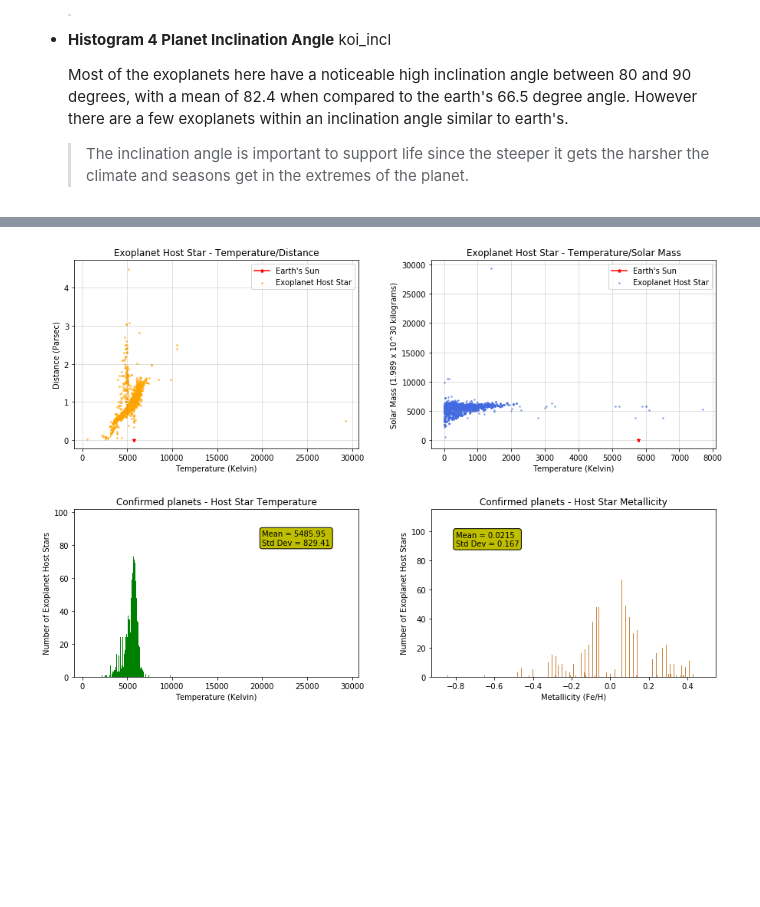
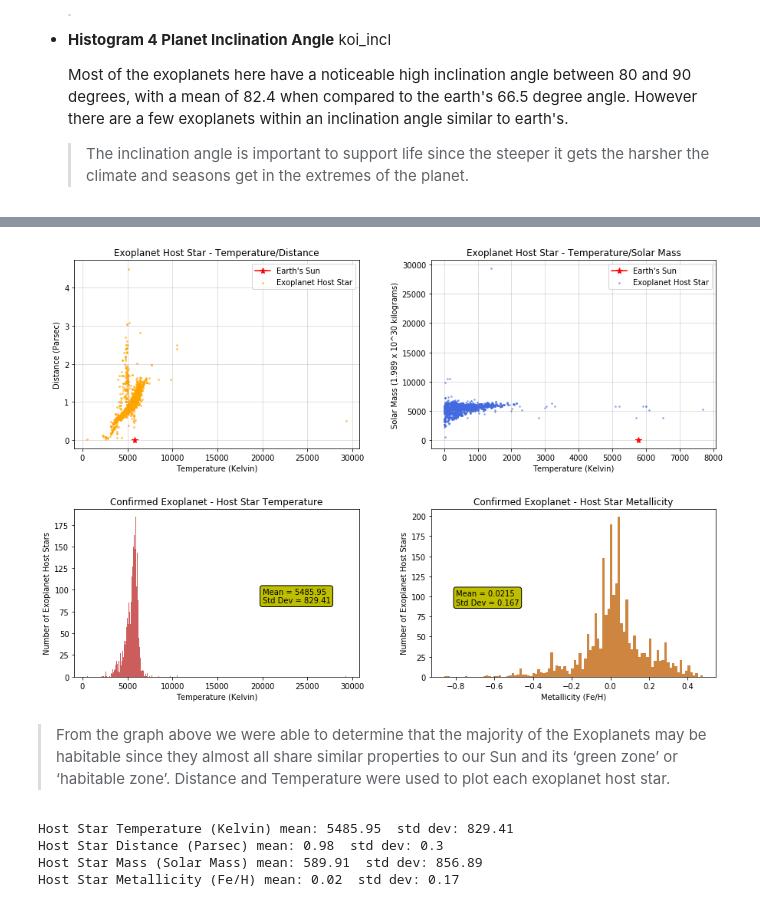
Before and after one commit to aelf2028/KeplerExoplanetSearch, a Jupyter notebook: exoplanet_project.ipynb, the cells around one changed output, grey strips where cells are left out. Saved outputs shown, nothing was run; the diff lists cells and outputs as text; code cells hidden in the pictures; blank space fills up the shorter version.

```diff
--- a/exoplanet_project.ipynb
+++ b/exoplanet_project.ipynb
@@ -221,38 +221,50 @@ metal = Confirmed['HostStarMetallicity']
 gs = plt.GridSpec(21,20, wspace=0.3, hspace=10)
 fig = plt.figure(figsize=(15,10))
 ax1 = plt.subplot(gs[:10,:9])
 ax2 = plt.subplot(gs[:10,11:])
 ax3 = plt.subplot(gs[12:,:9])
 ax4 = plt.subplot(gs[12:,11:])
 
 ax1.grid(color='grey', linestyle='-', linewidth=1, alpha=0.25)
 ax1.scatter(temp,dist, alpha=0.5, color='orange', marker='.', s=15, label='Exoplanet Host Star')
-ax1.plot([5778], [0.000004848], marker='*', markersize=5, color="red", label="Earth's Sun")
+ax1.plot([5778], [0.000004848], marker='*', markersize=8, color="red", label="Earth's Sun")
 ax1.set_title('Exoplanet Host Star - Temperature/Distance')
 ax1.set_xlabel('Temperature (Kelvin)')
 ax1.set_ylabel('Distance (Parsec)')
 ax1.legend()
 
 ax2.grid(color='grey', linestyle='-', linewidth=1, alpha=0.25)
 ax2.scatter(mass,temp, alpha=0.5, color='royalblue', marker='.', s=10, label='Exoplanet Host Star')
-ax2.plot([5778],[1], marker='*', markersize=5, color="red", label="Earth's Sun")
+ax2.plot([5778],[1], marker='*', markersize=8, color="red", label="Earth's Sun")
 ax2.set_title('Exoplanet Host Star - Temperature/Solar Mass')
 ax2.set_xlabel('Temperature (Kelvin)')
 ax2.set_ylabel('Solar Mass (1.989 x 10^30 kilograms)')
 ax2.legend()
 
-ax3.hist(temp, bins=1000, label='Temperature', color='green')
-ax3.set_title('Confirmed planets - Host Star Temperature')
+ax3.hist(temp, bins=500, label='Temperature', color='indianred')
+ax3.set_title('Confirmed Exoplanet - Host Star Temperature')
 ax3.set_ylabel('Number of Exoplanet Host Stars')
 ax3.set_xlabel('Temperature (Kelvin)')
-ax3.text(20000,80, "Mean = 5485.95 \nStd Dev = 829.41", size=10, bbox={'facecolor':'y', 'boxstyle':'round'})
+ax3.text(20000,85, "Mean = 5485.95 \nStd Dev = 829.41", size=10, bbox={'facecolor':'y', 'boxstyle':'round'})
 
-ax4.hist(metal, bins=1000, label='Metallicity', color='peru')
-ax4.set_title('Confirmed planets - Host Star Metallicity')
+ax4.hist(metal, bins=100, label='Metallicity', color='peru')
+ax4.set_title('Confirmed Exoplanet - Host Star Metallicity')
 ax4.set_ylabel('Number of Exoplanet Host Stars')
 ax4.set_xlabel('Metallicity (Fe/H)')
 ax4.text(-0.8,90, "Mean = 0.0215 \nStd Dev = 0.167", size=10, bbox={'facecolor':'y', 'boxstyle':'round'})
 
 plt.show()
 # %% [output]
-[figure, old version]
+[figure, new version]
+# %% [markdown]
+   > From the graph above we were able to determine that the majority of the Exoplanets may be habitable since they almost all share similar properties to our Sun and its ‘green zone’ or ‘habitable zone’. Distance and Temperature were used to plot each exoplanet host star.
+# %%
+print ('Host Star Temperature (Kelvin) mean:',round(temp.mean(),2),' std dev:', round(temp.std(),2))
+print ('Host Star Distance (Parsec) mean:', round(dist.mean(),2), ' std dev:', round(dist.std(),2))
+print ('Host Star Mass (Solar Mass) mean:', round(mass.mean(),2), ' std dev:', round(mass.std(),2))
+print ('Host Star Metallicity (Fe/H) mean:', round(metal.mean(),2), ' std dev:', round(metal.std(),2))
+# %% [output]
+Host Star Temperature (Kelvin) mean: 5485.95  std dev: 829.41
+Host Star Distance (Parsec) mean: 0.98  std dev: 0.3
+Host Star Mass (Solar Mass) mean: 589.91  std dev: 856.89
+Host Star Metallicity (Fe/H) mean: 0.02  std dev: 0.17
```
Also changed, not shown: parts of 2 cells of this notebook.
